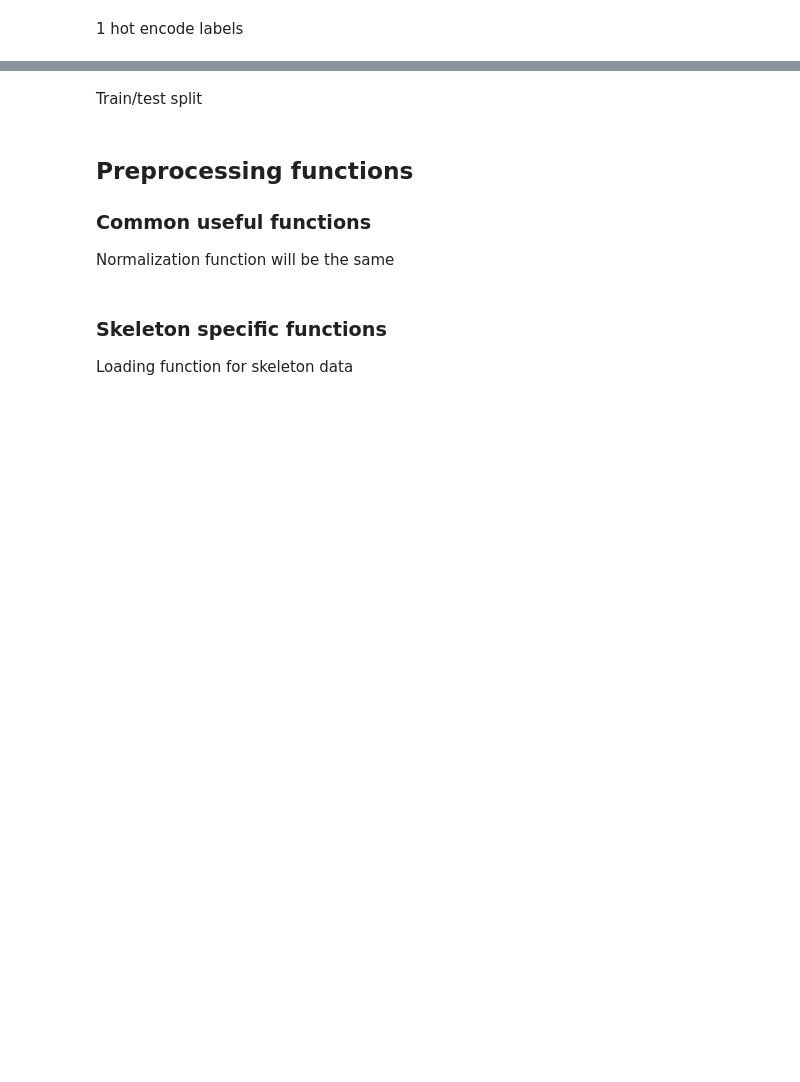
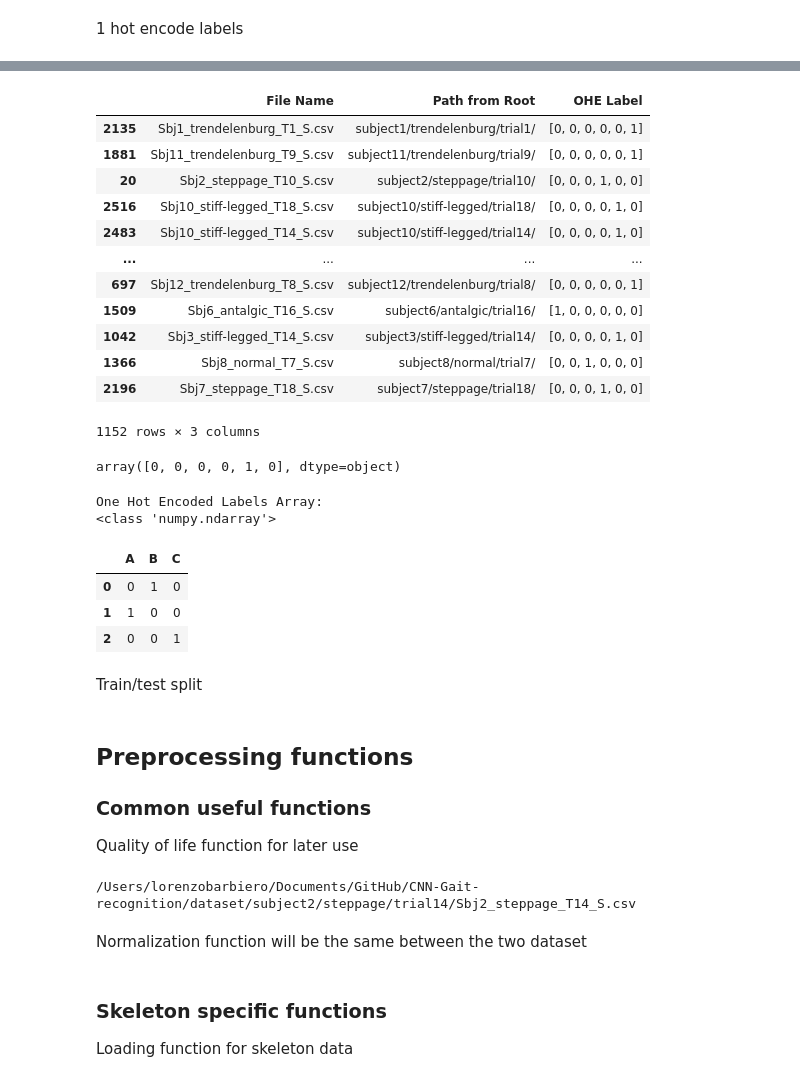
Before and after one commit to lorebarbiero/RNN-Gait-recognition, a Jupyter notebook: Main Notebook.ipynb, the cells around one changed output, grey strips where cells are left out. Drawn from its saved outputs; the diff is of its cells as text; code cells hidden in the pictures; blank space fills up the shorter version.

```diff
--- a/Main Notebook.ipynb
+++ b/Main Notebook.ipynb
@@ -120,0 +115,32 @@ val_p_labs
+# %%
+train_s_labs = pd.get_dummies(data = train_s, columns=['Label'])
+train_s['OHE Label'] = train_s_labs.apply(lambda row: np.array(row[2:]), axis=1)
+train_s.drop(columns=['Label'], inplace=True)
+
+val_s_labs = pd.get_dummies(data = val_s, columns=['Label'])
+val_s['OHE Label'] = val_s_labs.apply(lambda row: np.array(row[2:]), axis=1)
+val_s.drop(columns=['Label'], inplace=True)
+
+train_p_labs = pd.get_dummies(data = train_p, columns=['Label'])
+train_p['OHE Label'] = train_p_labs.apply(lambda row: np.array(row[2:]), axis=1)
+train_p.drop(columns=['Label'], inplace=True)
+
+val_p_labs = pd.get_dummies(data = val_p, columns=['Label'])
+val_p['OHE Label'] = val_p_labs.apply(lambda row: np.array(row[2:]), axis=1)
+val_p.drop(columns=['Label'], inplace=True)
+
+train_s
+# %% [output]
+|  | File Name | Path from Root | OHE Label |
+| 2135 | Sbj1_trendelenburg_T1_S.csv | subject1/trendelenburg/trial1/ | [0, 0, 0, 0, 0, 1] |
+| 1881 | Sbj11_trendelenburg_T9_S.csv | subject11/trendelenburg/trial9/ | [0, 0, 0, 0, 0, 1] |
+| 20 | Sbj2_steppage_T10_S.csv | subject2/steppage/trial10/ | [0, 0, 0, 1, 0, 0] |
+| 2516 | Sbj10_stiff-legged_T18_S.csv | subject10/stiff-legged/trial18/ | [0, 0, 0, 0, 1, 0] |
+| 2483 | Sbj10_stiff-legged_T14_S.csv | subject10/stiff-legged/trial14/ | [0, 0, 0, 0, 1, 0] |
+| ... | ... | ... | ... |
+| 697 | Sbj12_trendelenburg_T8_S.csv | subject12/trendelenburg/trial8/ | [0, 0, 0, 0, 0, 1] |
+| 1509 | Sbj6_antalgic_T16_S.csv | subject6/antalgic/trial16/ | [1, 0, 0, 0, 0, 0] |
+| 1042 | Sbj3_stiff-legged_T14_S.csv | subject3/stiff-legged/trial14/ | [0, 0, 0, 0, 1, 0] |
+| 1366 | Sbj8_normal_T7_S.csv | subject8/normal/trial7/ | [0, 0, 1, 0, 0, 0] |
+| 2196 | Sbj7_steppage_T18_S.csv | subject7/steppage/trial18/ | [0, 0, 0, 1, 0, 0] |
+1152 rows × 3 columns
@@ -121,7 +149,42 @@ val_p_labs
+# %%
+def extractlabs(ref_df, index):
+    npy_labels = np.array(ref_df.iloc[index][-1])
+    return npy_labels
+
+extractlabs(train_s,4)
+# %% [output]
+array([0, 0, 0, 0, 1, 0], dtype=object)
+# %%
+# Example DataFrame with one hot encoded labels
+data = {
+    'A': [0, 1, 0],
+    'B': [1, 0, 0],
+    'C': [0, 0, 1]
+}
+df = pd.DataFrame(data)
+
+# Row index to retrieve
+row_index = 1
+
+# Retrieve the one hot encoded labels for the specific row as a NumPy array
+one_hot_labels_array = df.iloc[row_index].values
+
+print("One Hot Encoded Labels Array:")
+print(type(one_hot_labels_array))
+# %% [output]
+One Hot Encoded Labels Array:
+<class 'numpy.ndarray'>
+# %%
+df
+# %% [output]
+|  | A | B | C |
+| 0 | 0 | 1 | 0 |
+| 1 | 1 | 0 | 0 |
+| 2 | 0 | 0 | 1 |
 # %% [markdown]
 Train/test split
 # %% [markdown]
 ## Preprocessing functions
 
 ### Common useful functions
-Normalization function will be the same
+Quality of life function for later use
@@ -128,3 +197,9 @@ Normalization function will be the same
+# %%
+print(fpath(reference_df,3))
+# %% [output]
+/Users/lorenzobarbiero/Documents/GitHub/CNN-Gait-recognition/dataset/subject2/steppage/trial14/Sbj2_steppage_T14_S.csv
+# %% [markdown]
+Normalization function will be the same between the two dataset
 # %%
 def normalize_data(data):
     # Amplitude estimate
```
Also changed, not shown: parts of 10 cells of this notebook.
